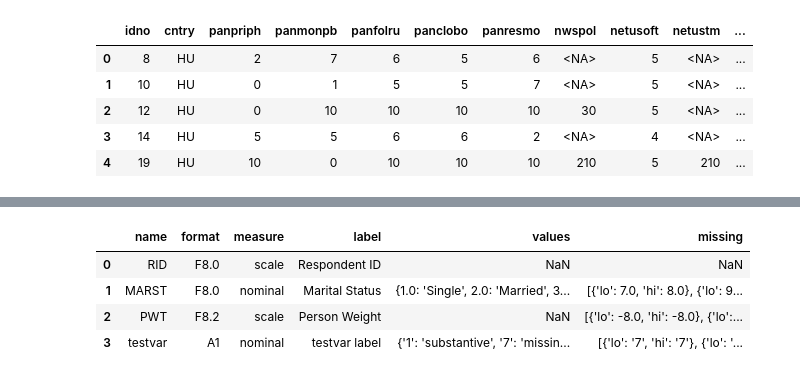
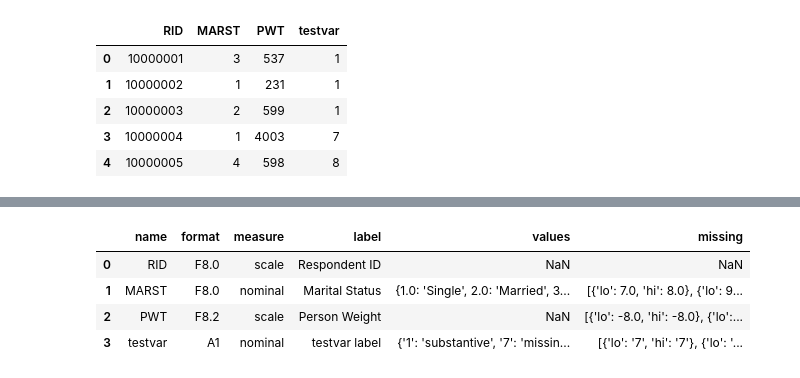
Before and after one commit to benjaminbeuster/DDI-CDI-Converter, a Jupyter notebook: DDICDI_converter.ipynb, the cells around one changed output, grey strips where cells are left out. Drawn from its saved outputs; the diff is of its cells as text; code cells hidden in the pictures.

```diff
--- a/DDICDI_converter.ipynb
+++ b/DDICDI_converter.ipynb
@@ -13,16 +13,16 @@ pd.set_option('display.max_rows', 2500)
 pd.set_option('display.max_columns', None)
 pd.options.mode.chained_assignment = None
 # %%
-spssfile = f"files/ESS10_ptw_compl_HU.sav"
+spssfile = f"files/SPSS_Example2.sav"
 df, df_meta = read_sav(spssfile)
 df.head()
 # %% [output]
-|  | idno | cntry | panpriph | panmonpb | panfolru | panclobo | panresmo | nwspol | netusoft | netustm | ... |
-| 0 | 8 | HU | 2 | 7 | 6 | 5 | 6 | <NA> | 5 | <NA> | ... |
-| 1 | 10 | HU | 0 | 1 | 5 | 5 | 7 | <NA> | 5 | <NA> | ... |
-| 2 | 12 | HU | 0 | 10 | 10 | 10 | 10 | 30 | 5 | <NA> | ... |
-| 3 | 14 | HU | 5 | 5 | 6 | 6 | 2 | <NA> | 4 | <NA> | ... |
-| 4 | 19 | HU | 10 | 0 | 10 | 10 | 10 | 210 | 5 | 210 | ... |
+|  | RID | MARST | PWT | testvar |
+| 0 | 10000001 | 3 | 537 | 1 |
+| 1 | 10000002 | 1 | 231 | 1 |
+| 2 | 10000003 | 2 | 599 | 1 |
+| 3 | 10000004 | 1 | 4003 | 7 |
+| 4 | 10000005 | 4 | 598 | 8 |
 # %%
 spssfile2 = f"files/ESS-Data-Wizard-subset-2023-10-23.dta"
 df2, df2_meta = read_sav(spssfile2)
```
Also changed, not shown: parts of 7 cells of this notebook, 1 other file.
